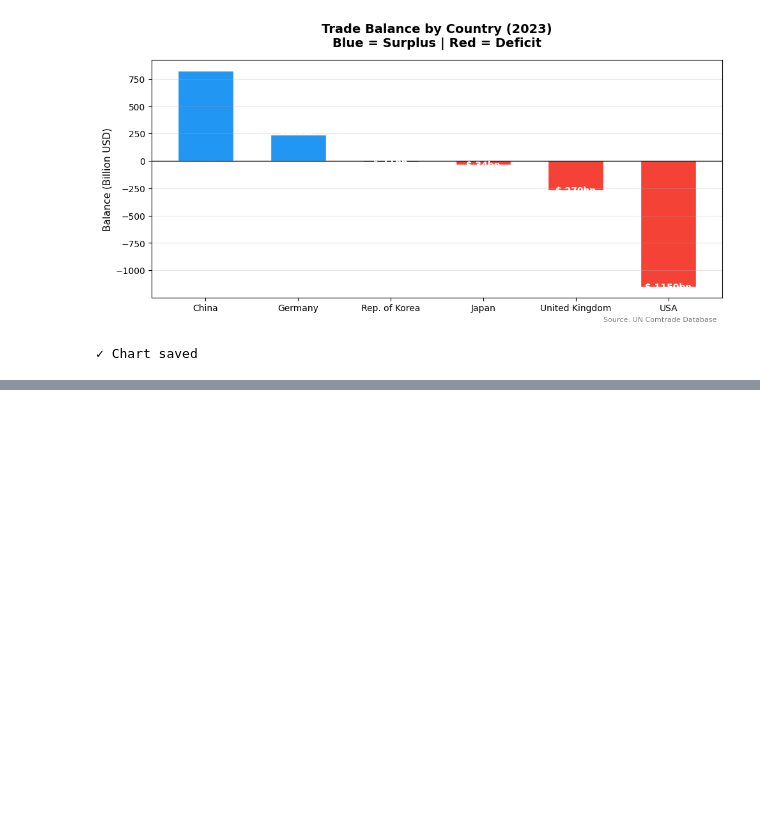
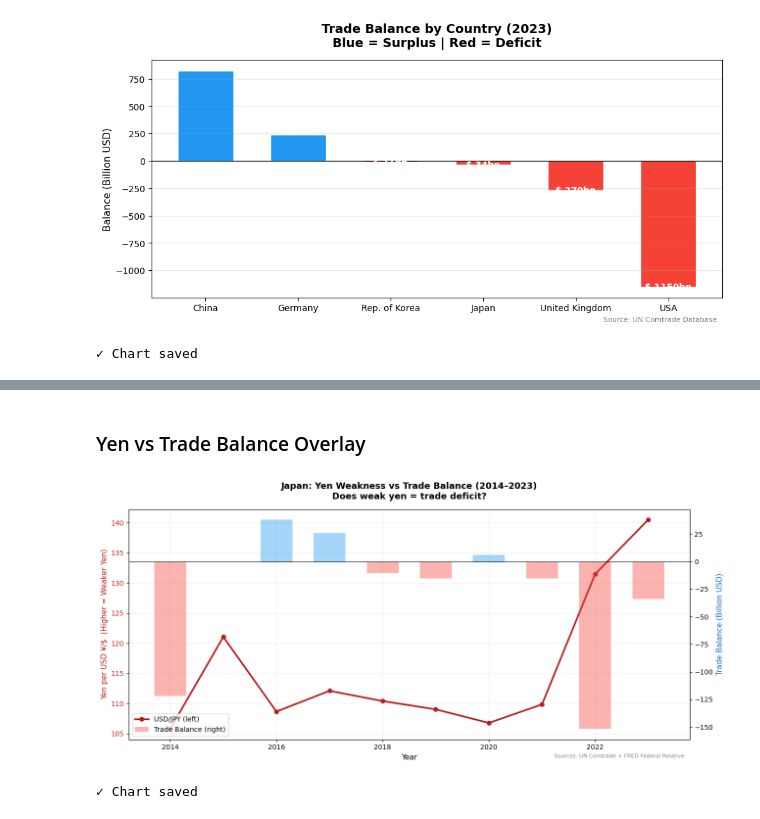
Before and after one commit to Prashant-4527/japan-trade-intelligence, a Jupyter notebook: notebooks/02_comparative.ipynb, the cells around one changed output, grey strips where cells are left out. Saved outputs shown, nothing was run; the diff lists cells and outputs as text; code cells hidden in the pictures; blank space fills up the shorter version.

Commit message:
Yen Analysis with Trade

```diff
--- a/notebooks/02_comparative.ipynb
+++ b/notebooks/02_comparative.ipynb
@@ -458,0 +576,80 @@ print("✓ Chart saved")
+# %% [markdown]
+### Yen vs Trade Balance Overlay
+# %%
+# WHY dual-axis chart:
+# Yen rate and trade balance are in completely different units
+# Yen: 105-145 range. Trade balance: -152 to +38 billion USD
+# Putting both on one axis makes one line invisible
+# Dual axis = each metric uses its own scale
+# but both share the same x-axis (year) for comparison
+
+# Get Japan trade balance
+japan_world = master[
+    (master['reporter'] == 'Japan') &
+    (master['partner'] == 'World')
+].copy()
+
+exp = japan_world[japan_world['flow']=='Export'][['year','value_usd']].rename(
+    columns={'value_usd':'exp_usd'})
+imp = japan_world[japan_world['flow']=='Import'][['year','value_usd']].rename(
+    columns={'value_usd':'imp_usd'})
+
+japan_balance = exp.merge(imp, on='year')
+japan_balance['balance_bn'] = (japan_balance['exp_usd'] -
+                                japan_balance['imp_usd']) / 1e9
+
+# Merge with yen data
+combined = japan_balance.merge(yen_annual, on='year')
+
+fig, ax1 = plt.subplots(figsize=(13, 6))
+
+# WHY color red for yen (ax1) and blue/red for balance (ax2):
+# Red = yen (Japan's national color association)
+# Blue surplus, Red deficit = intuitive for balance
+
+color_yen = '#B71C1C'
+ax1.plot(combined['year'], combined['usd_jpy'],
+         color=color_yen, linewidth=2.5,
+         marker='o', markersize=6, label='USD/JPY (left)')
+ax1.set_ylabel("Yen per USD ¥/$  (Higher = Weaker Yen)",
+               color=color_yen, fontsize=11)
+ax1.tick_params(axis='y', labelcolor=color_yen)
+
+ax2 = ax1.twinx()
+
+# WHY twinx():
+# Creates a second y-axis that shares the same x-axis
+# Perfect for comparing two metrics with different scales
+
+bar_colors = ['#2196F3' if x >= 0 else '#F44336'
+              for x in combined['balance_bn']]
+ax2.bar(combined['year'], combined['balance_bn'],
+        color=bar_colors, alpha=0.4, width=0.6,
+        label='Trade Balance (right)')
+ax2.axhline(y=0, color='black', linewidth=0.8)
+ax2.set_ylabel("Trade Balance (Billion USD)",
+               color='#1565C0', fontsize=11)
+
+# Combined legend
+lines1, labels1 = ax1.get_legend_handles_labels()
+lines2, labels2 = ax2.get_legend_handles_labels()
+ax1.legend(lines1 + lines2, labels1 + labels2,
+           fontsize=10, loc='lower left')
+
+ax1.set_title("Japan: Yen Weakness vs Trade Balance (2014–2023)\n"
+              "Does weak yen = trade deficit?",
+              fontsize=13, fontweight='bold', pad=15)
+ax1.set_xlabel("Year", fontsize=11)
+ax1.grid(True, alpha=0.2)
+ax1.text(0.99, -0.08,
+         'Sources: UN Comtrade + FRED Federal Reserve',
+         transform=ax1.transAxes, fontsize=8,
+         color='gray', ha='right')
+
+plt.tight_layout()
+plt.savefig("../reports/yen_vs_balance.png", dpi=150, bbox_inches='tight')
+plt.show()
+print("✓ Chart saved")
+# %% [output]
+[figure, added]
+✓ Chart saved
```
Also changed, not shown: parts of 9 cells of this notebook, 3 other files.
